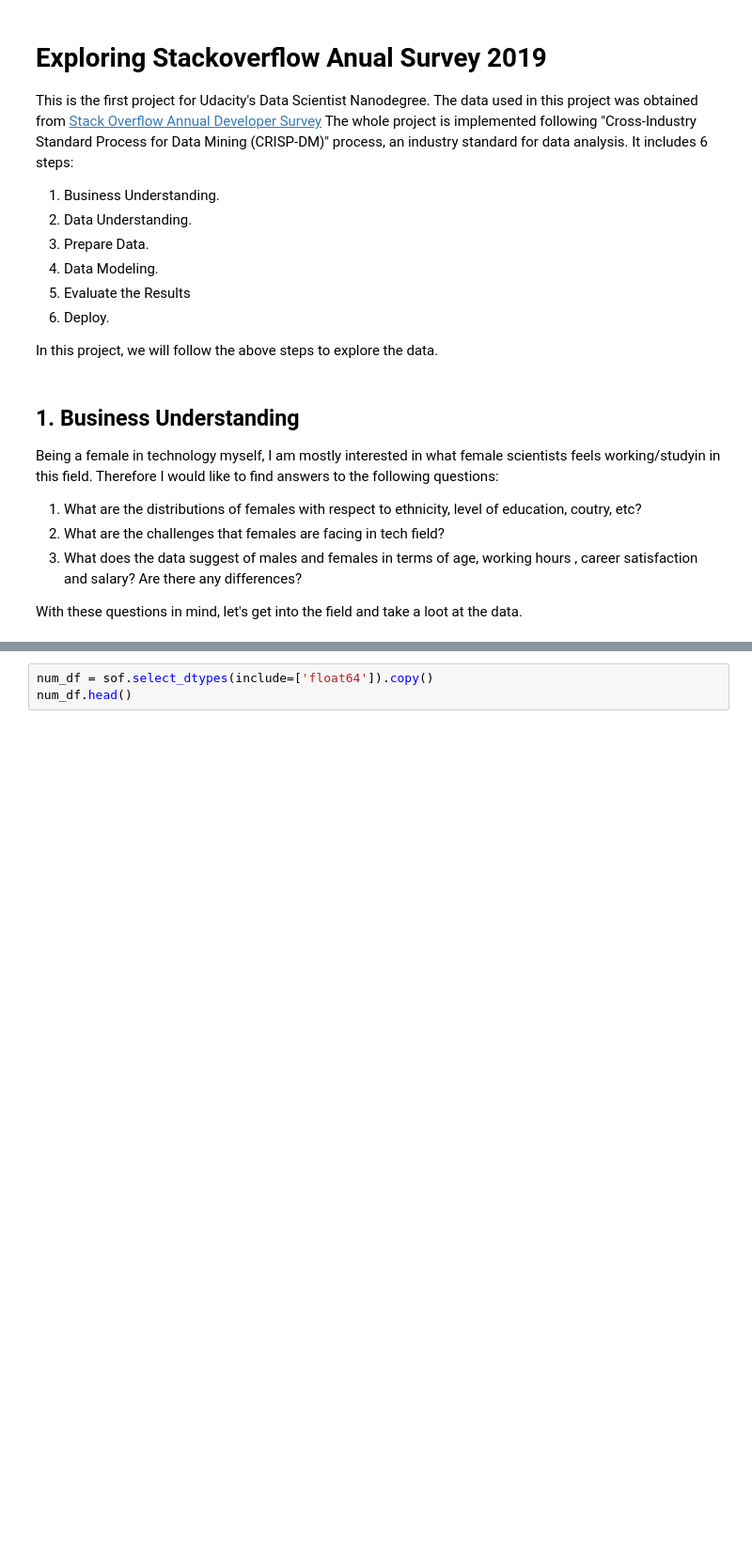
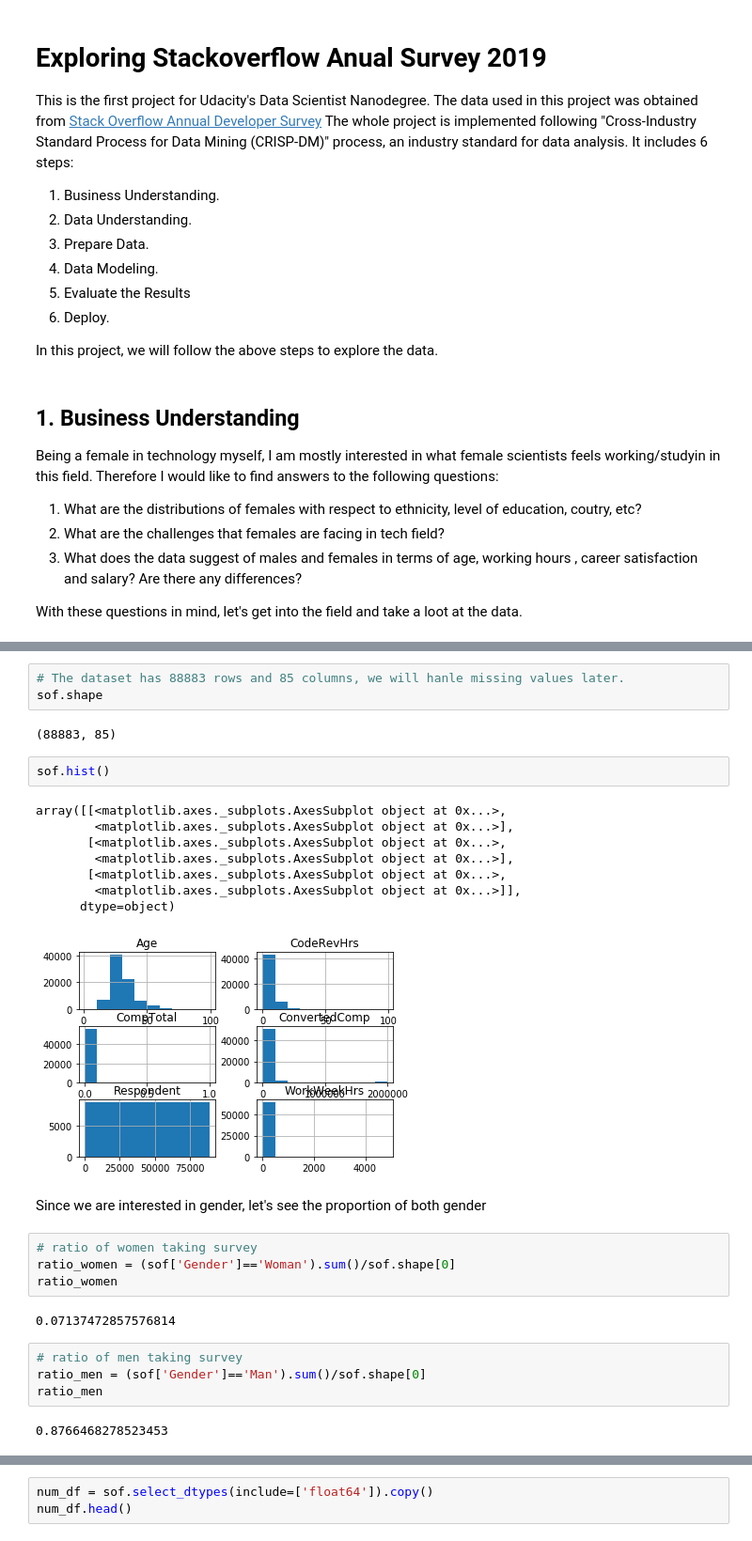
Before and after one commit to Lamasheg/stackoverflow_survey_2019, a Jupyter notebook: stackoverflow_survey.ipynb, the cells around one changed output, grey strips where cells are left out. Shown at 94% size. Drawn from its saved outputs; the diff is of its cells as text; blank space fills up the shorter version.

```diff
--- a/stackoverflow_survey.ipynb
+++ b/stackoverflow_survey.ipynb
@@ -44,0 +56,30 @@ sof.head()
+# %%
+# The dataset has 88883 rows and 85 columns, we will hanle missing values later.
+sof.shape
+# %% [output]
+(88883, 85)
+# %%
+sof.hist()
+# %% [output]
+array([[<matplotlib.axes._subplots.AxesSubplot object at 0x...>,
+        <matplotlib.axes._subplots.AxesSubplot object at 0x...>],
+       [<matplotlib.axes._subplots.AxesSubplot object at 0x...>,
+        <matplotlib.axes._subplots.AxesSubplot object at 0x...>],
+       [<matplotlib.axes._subplots.AxesSubplot object at 0x...>,
+        <matplotlib.axes._subplots.AxesSubplot object at 0x...>]],
+      dtype=object)
+[figure, added]
+# %% [markdown]
+Since we are interested in gender, let's see the proportion of both gender
+# %%
+# ratio of women taking survey
+ratio_women = (sof['Gender']=='Woman').sum()/sof.shape[0]
+ratio_women
+# %% [output]
+0.07137472857576814
+# %%
+# ratio of men taking survey
+ratio_men = (sof['Gender']=='Man').sum()/sof.shape[0]
+ratio_men
+# %% [output]
+0.8766468278523453
```
Also changed, not shown: parts of 18 cells of this notebook, 1 other file.
